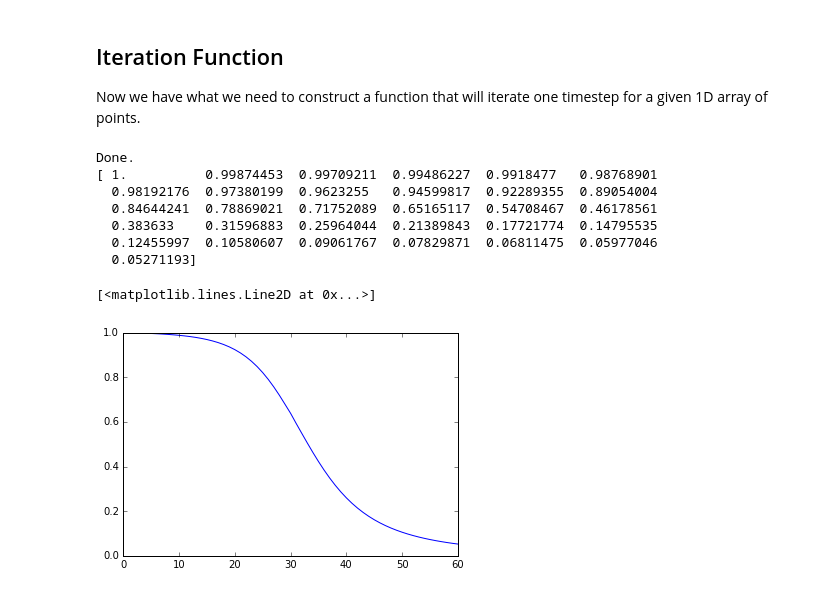
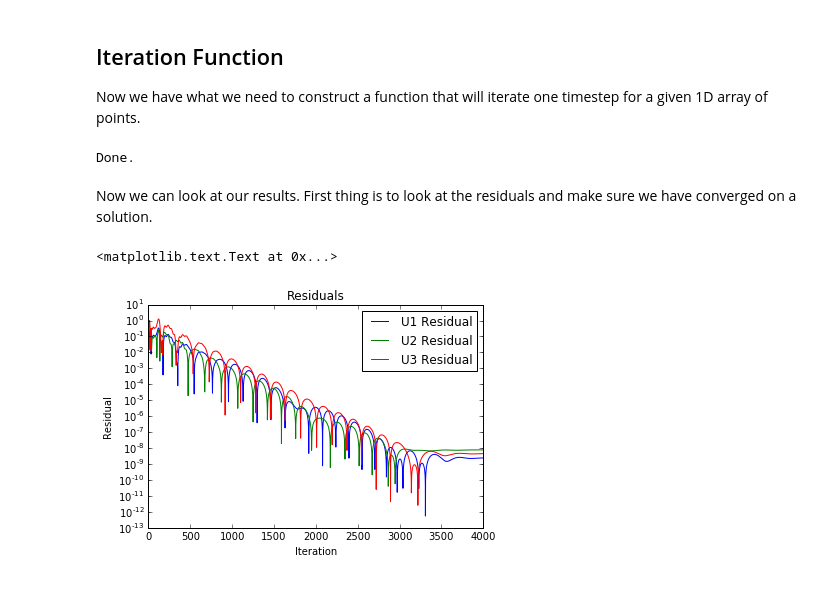
Before and after one commit to bjreddish/CFD, a Jupyter notebook: nozzleFlow/nozzleConservationForm.ipynb, the cells around one changed output. Drawn from its saved outputs; the diff is of its cells as text; code cells hidden in the pictures.

```diff
--- a/nozzleFlow/nozzleConservationForm.ipynb
+++ b/nozzleFlow/nozzleConservationForm.ipynb
@@ -356,18 +357,28 @@ def main(numPts,numIter):
     # Establish initial conditions
     rho = np.zeros(numPts)
     temp = np.zeros(numPts)
-    for i in range(numPts):
-        if x[i]<0.5:
+    for i in range(0,numPts):
+        if x[i]<=0.5:
             rho[i] = 1
             temp[i] =1
-        elif x[i]<1.5:
+        elif x[i]<=1.5:
             rho[i] = 1.0 - 0.366*(x[i]-0.5)
             temp[i] = 1.0 - 0.167*(x[i]-0.5)
         else:
             rho[i] = 0.634-0.3879*(x[i]-1.5)
             temp[i] = 0.833-0.3507*(x[i]-1.5)
+
     vel = 0.59 / (rho*area)
     a = temp**0.5 #speed of sound
+
+    # Setting up matrix to store data
+    rhoResults = np.zeros(shape=(numPts,numIter))
+    tempResults = np.zeros(shape=(numPts,numIter))
+    velResults = np.zeros(shape=(numPts,numIter))
+    presResults = np.zeros(shape=(numPts,numIter))
+    u1ResidualResults = np.zeros(shape=(numPts,numIter))
+    u2ResidualResults = np.zeros(shape=(numPts,numIter))
+    u3ResidualResults = np.zeros(shape=(numPts,numIter))
 
     #Calculate first time step
     cNum = 0.5 # Courant number
@@ -377,23 +388,35 @@ def main(numPts,numIter):
 
     for i in range(0,numIter):
         rho,vel,temp,pres,du1dxAv,du2dxAv,du3dxAv = solveFlow(rho,temp,vel,area,gamma,deltat,deltax)
+        rhoResults[:,i] = rho
+        velResults[:,i] = vel
+        tempResults[:,i] = temp
+        presResults[:,i] = pres
+        u1ResidualResults[:,i] = du1dxAv
+        u2ResidualResults[:,i] = du2dxAv
+        u3ResidualResults[:,i] = du3dxAv
+
+        a = temp**0.5 #speed of sound
+        dtLocal = cNum *(deltax/(a+vel))
+        deltat = min(dtLocal)
 
     print('Done.')
-    return rho,vel,temp,pres,du1dxAv,du2dxAv,du3dxAv
+    return rhoResults,tempResults,velResults,presResults,u1ResidualResults,u2ResidualResults,u3ResidualResults
-# %%
-rho,vel,temp,pres,du1dxAv,du2dxAv,du3dxAv = main(31,2000)
-
-print(rho)
-# %% [output]
-Done.
-[ 1.          0.99874453  0.99709211  0.99486227  0.9918477   0.98768901
-  0.98192176  0.97380199  0.9623255   0.94599817  0.92289355  0.89054004
-  0.84644241  0.78869021  0.71752089  0.65165117  0.54708467  0.46178561
-  0.383633    0.31596883  0.25964044  0.21389843  0.17721774  0.14795535
-  0.12455997  0.10580607  0.09061767  0.07829871  0.06811475  0.05977046
-  0.05271193]
-# %%
-pyplot.plot(rho)
-# %% [output]
-[<matplotlib.lines.Line2D at 0x...>]
-[figure, removed]
+# %%
+rhoResults,tempResults,velResults,presResults,u1ResidualResults,u2ResidualResults,u3ResidualResults = main(61,4000)
+# %% [output]
+Done.
+# %% [markdown]
+Now we can look at our results. First thing is to look at the residuals and make sure we have converged on a solution.
+# %%
+pyplot.plot(abs(u1ResidualResults[int(len(du1dxAv)/2),:]),label="U1 Residual")
+pyplot.plot(abs(u2ResidualResults[int(len(du2dxAv)/2),:]),label="U2 Residual")
+pyplot.plot(abs(u3ResidualResults[int(len(du3dxAv)/2),:]),label="U3 Residual")
+pyplot.yscale('log')
+pyplot.xlabel('Iteration')
+pyplot.ylabel('Residual')
+pyplot.legend()
+pyplot.title('Residuals')
+# %% [output]
+<matplotlib.text.Text at 0x...>
+[figure, added]
```
Also changed, not shown: parts of 3 cells of this notebook.
